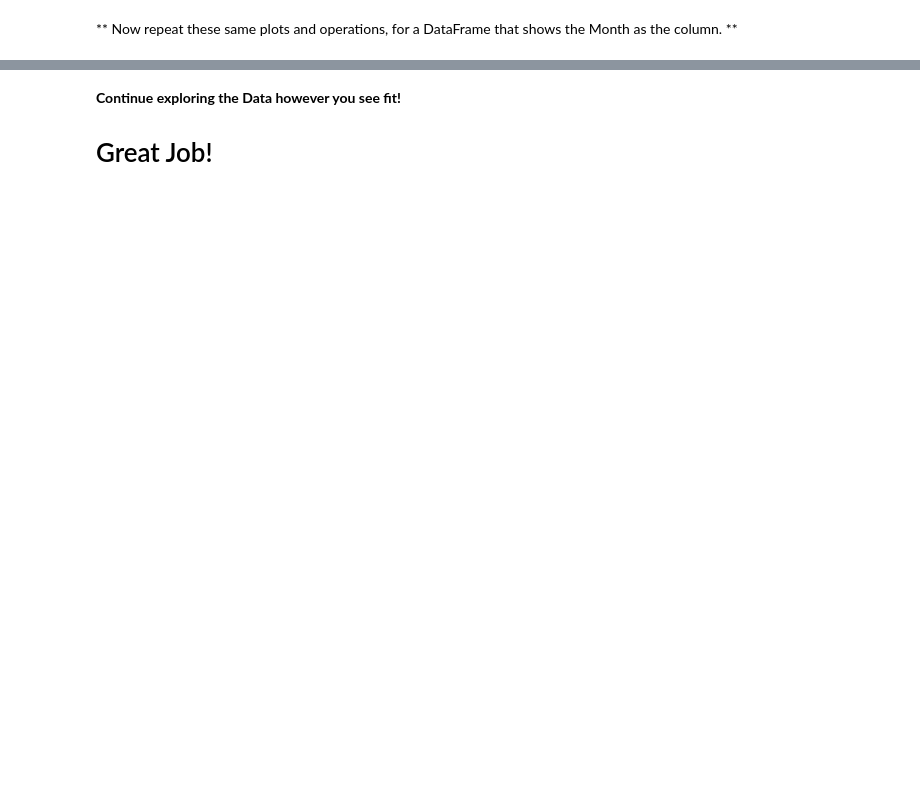
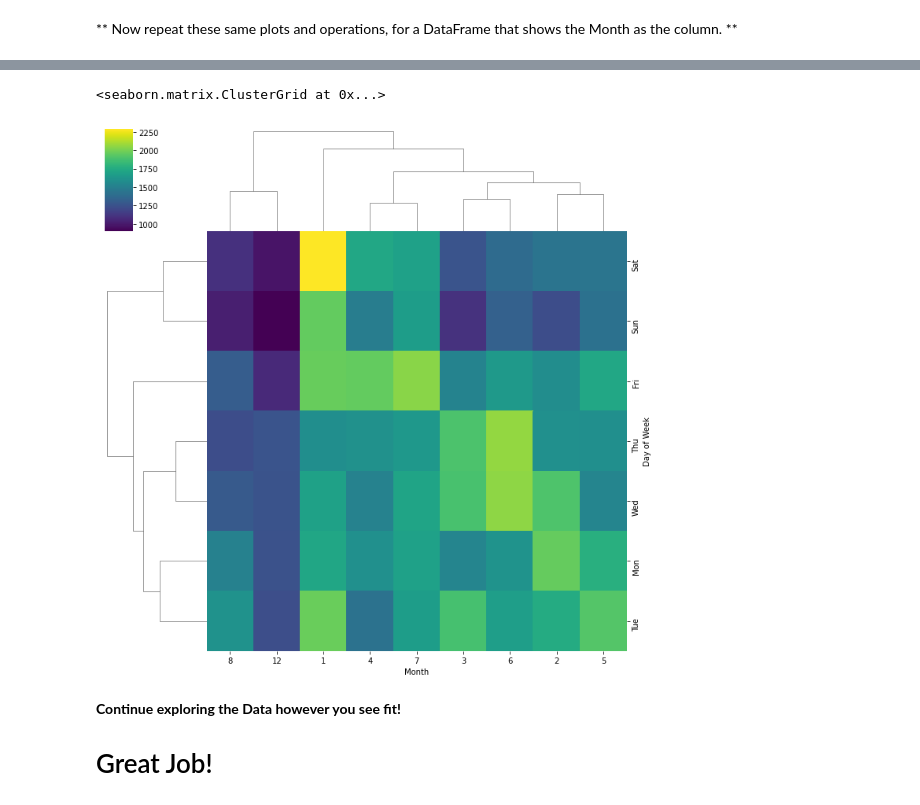
Before and after one commit to boyplus/Udemy-Python-DS-ML, a Jupyter notebook: Py_DS_ML/10-Data-Capstone-Projects/01-911 Calls Data Capstone Project.ipynb, the cells around one changed output, grey strips where cells are left out. Saved outputs shown, nothing was run; the diff lists cells and outputs as text; code cells hidden in the pictures; blank space fills up the shorter version.

```diff
--- a/Py_DS_ML/10-Data-Capstone-Projects/01-911 Calls Data Capstone Project.ipynb
+++ b/Py_DS_ML/10-Data-Capstone-Projects/01-911 Calls Data Capstone Project.ipynb
@@ -397,3 +414,8 @@ ____
+# %%
+sns.clustermap(dayMonth,cmap='viridis')
+# %% [output]
+<seaborn.matrix.ClusterGrid at 0x...>
+[figure, added]
 # %% [markdown]
 **Continue exploring the Data however you see fit!**
 # Great Job!
```
Also changed, not shown: parts of 10 cells of this notebook.
